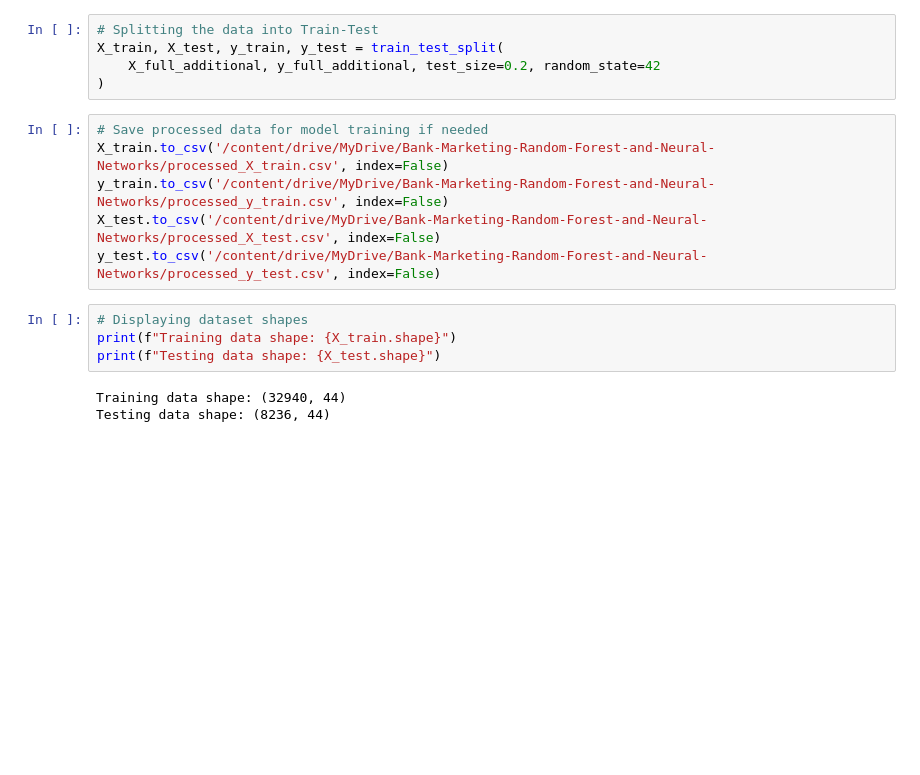
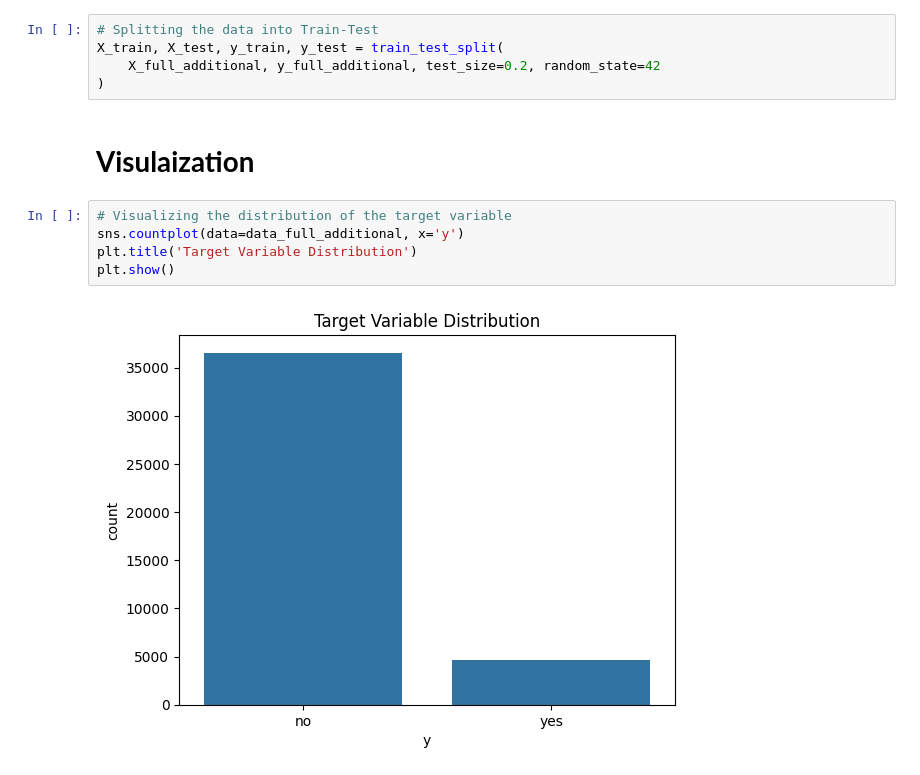
Before and after one commit to ShabnaIlmi/Bank-Marketing-Random-Forest-and-Neural-Networks, a Jupyter notebook: Coursework.ipynb, the cells around one changed output. Saved outputs shown, nothing was run; the diff lists cells and outputs as text; blank space fills up the shorter version.

Commit message:
Visualization

```diff
--- a/Coursework.ipynb
+++ b/Coursework.ipynb
@@ -262,16 +264,12 @@ y_full_additional = data_full_additional['y']
 X_train, X_test, y_train, y_test = train_test_split(
     X_full_additional, y_full_additional, test_size=0.2, random_state=42
 )
-# %%
-# Save processed data for model training if needed
-X_train.to_csv('/content/drive/MyDrive/Bank-Marketing-Random-Forest-and-Neural-Networks/processed_X_train.csv', index=False)
-y_train.to_csv('/content/drive/MyDrive/Bank-Marketing-Random-Forest-and-Neural-Networks/processed_y_train.csv', index=False)
-X_test.to_csv('/content/drive/MyDrive/Bank-Marketing-Random-Forest-and-Neural-Networks/processed_X_test.csv', index=False)
-y_test.to_csv('/content/drive/MyDrive/Bank-Marketing-Random-Forest-and-Neural-Networks/processed_y_test.csv', index=False)
-# %%
-# Displaying dataset shapes
-print(f"Training data shape: {X_train.shape}")
-print(f"Testing data shape: {X_test.shape}")
-# %% [output]
-Training data shape: (32940, 44)
-Testing data shape: (8236, 44)
+# %% [markdown]
+# **Visulaization**
+# %%
+# Visualizing the distribution of the target variable
+sns.countplot(data=data_full_additional, x='y')
+plt.title('Target Variable Distribution')
+plt.show()
+# %% [output]
+[figure, added]
```
Also changed, not shown: parts of 2 cells of this notebook.
